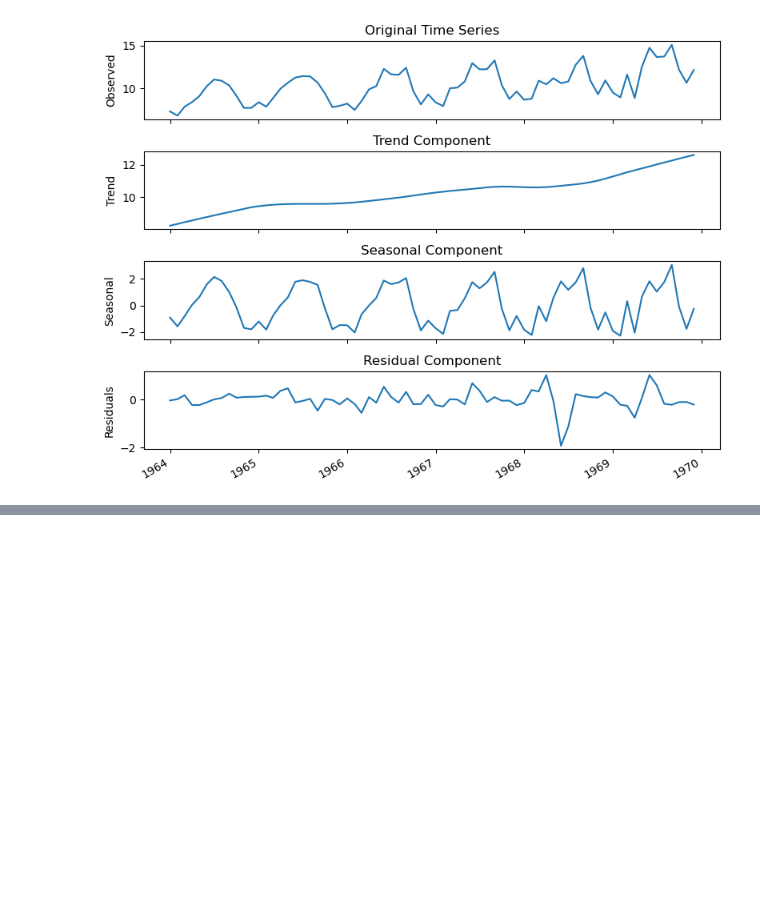
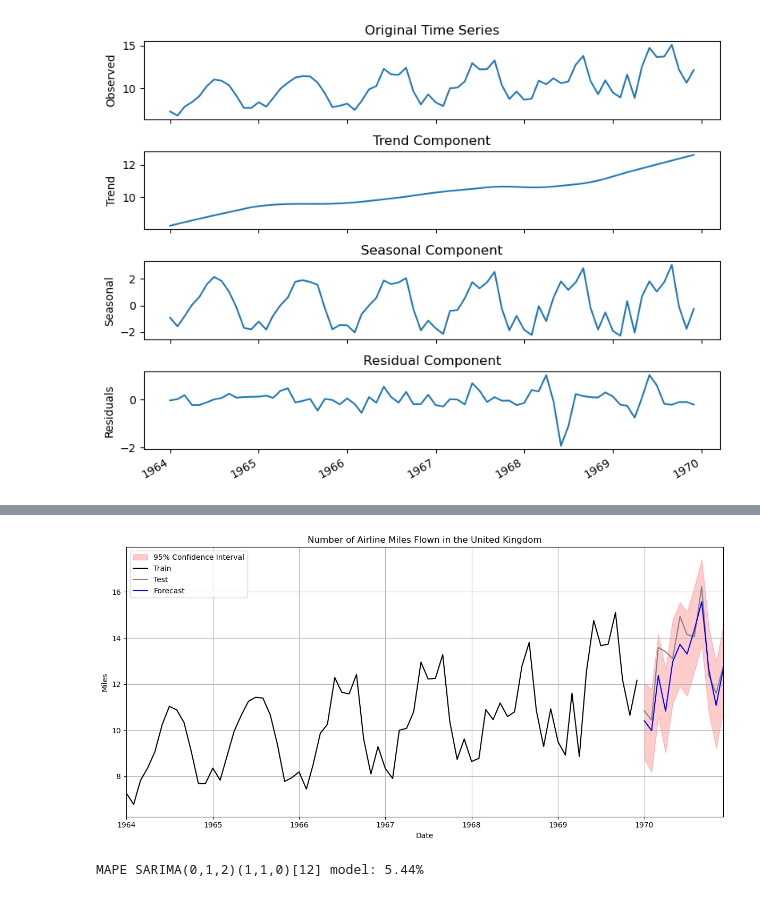
Before and after one commit to LeonardoSMSoares/Economics-Finance, a Jupyter notebook: Introduction to TSA/ITSAF 07 - ARIMA Models 4.ipynb, the cells around one changed output, grey strips where cells are left out. Saved outputs shown, nothing was run; the diff lists cells and outputs as text; code cells hidden in the pictures; blank space fills up the shorter version.

```diff
--- a/Introduction to TSA/ITSAF 07 - ARIMA Models 4.ipynb
+++ b/Introduction to TSA/ITSAF 07 - ARIMA Models 4.ipynb
@@ -551,0 +608,18 @@ KeyboardInterrupt:
+# %%
+# Forecast the next 12 time points
+forecast_12m = model_fit_012.get_forecast(steps=12)
+
+# Extract predicted mean and confidence intervals
+forecast_mean_12 = forecast_12m.predicted_mean
+conf_int_12 = forecast_12m.conf_int()
+
+# Assign forecasts to the test DataFrame
+test['Forecast'] = forecast_mean_12.values                                # Forecast mean
+
+test['Error'] = test['Forecast'] - test['Miles']
+
+test['Lower 95% CI'] = conf_int_12.iloc[:, 0].values                      # Lower bound
+test['Upper 95% CI'] = conf_int_12.iloc[:, 1].values                      # Upper bound
+
+# Show the updated test DataFrame
+test
@@ -551,0 +641,33 @@ KeyboardInterrupt:
+# %%
+# Plot actual and fitted serie
+plt.figure(figsize=(12, 6))
+
+# Plot 95% confidence interval
+plt.fill_between(test.index,
+                 conf_int_12.iloc[:, 0],     # Lower bound
+                 conf_int_12.iloc[:, 1],     # Upper bound
+                 color='red', alpha=0.2, label='95% Confidence Interval')
+
+plt.plot(train.index, train['Miles'], label='Train', color='black')  # Train
+plt.plot(test.index, test['Miles'], label='Test', color='gray')      # Test
+
+plt.plot(test.index, test['Forecast'], label='Forecast', color='blue')    # Forecast
+
+plt.title('Number of Airline Miles Flown in the United Kingdom')
+plt.xlabel('Date')
+plt.ylabel('Miles')
+plt.xlim(pd.to_datetime('1964-01-01'), pd.to_datetime('1970-12-01'))
+plt.grid(True)
+plt.legend()
+plt.tight_layout()
+plt.show();
+# %% [output]
+[figure, added]
+# %%
+# Calculate MAPE
+mape = (np.abs(test['Error']) / test['Miles']).mean() * 100
+
+# Print the result
+print(f"MAPE SARIMA(0,1,2)(1,1,0)[12] model: {mape:.2f}%")
+# %% [output]
+MAPE SARIMA(0,1,2)(1,1,0)[12] model: 5.44%
```
Also changed, not shown: parts of 27 cells of this notebook.
